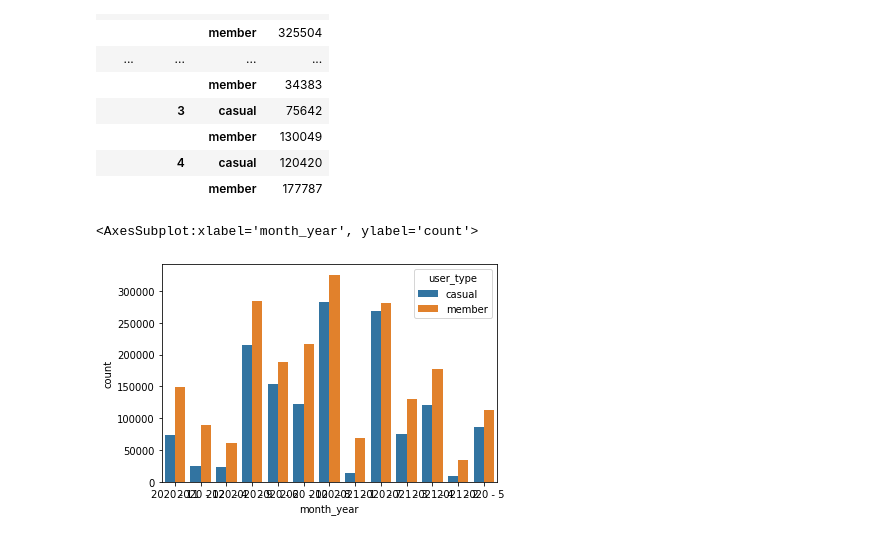
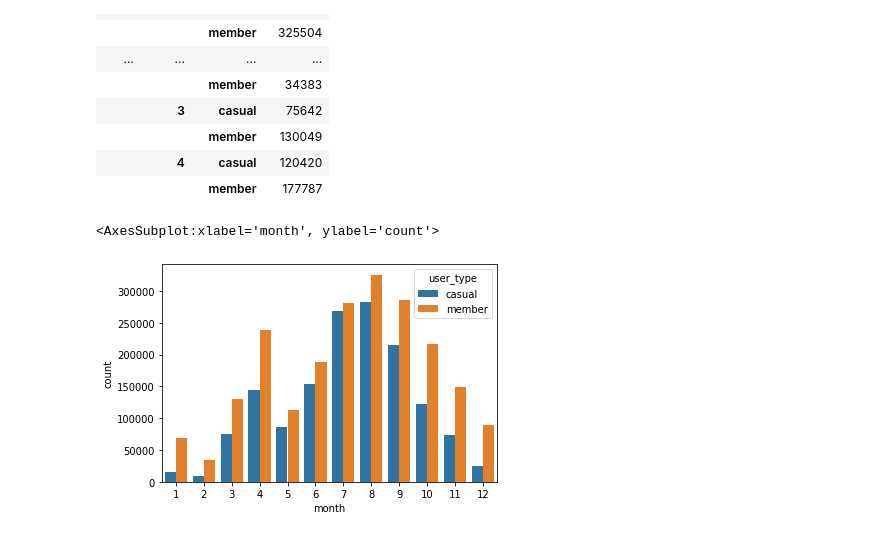
Before and after one commit to danielsaiger1/Data_Analytics, a Jupyter notebook: cyclistic-exploratory-data-analysis-python.ipynb, the cells around one changed output. Saved outputs shown, nothing was run; the diff lists cells and outputs as text; code cells hidden in the pictures.

Commit message:
Kaggle Notebook | Cyclistic -  Exploratory Data Analysis (Python) | Version 7

```diff
--- a/cyclistic-exploratory-data-analysis-python.ipynb
+++ b/cyclistic-exploratory-data-analysis-python.ipynb
@@ -270,7 +270,7 @@ df.groupby(['year', 'month', 'user_type']).agg(
 |  | 4 | casual | 120420 |
 |  |  | member | 177787 |
 # %%
-sns.countplot(x = "month_year", hue = "user_type", data = df)
+sns.countplot(x = "month", hue = "user_type", data = df)
 # %% [output]
-<AxesSubplot:xlabel='month_year', ylabel='count'>
+<AxesSubplot:xlabel='month', ylabel='count'>
-[figure, old version]
+[figure, new version]
```
Also changed, not shown: parts of 1 cell of this notebook.
